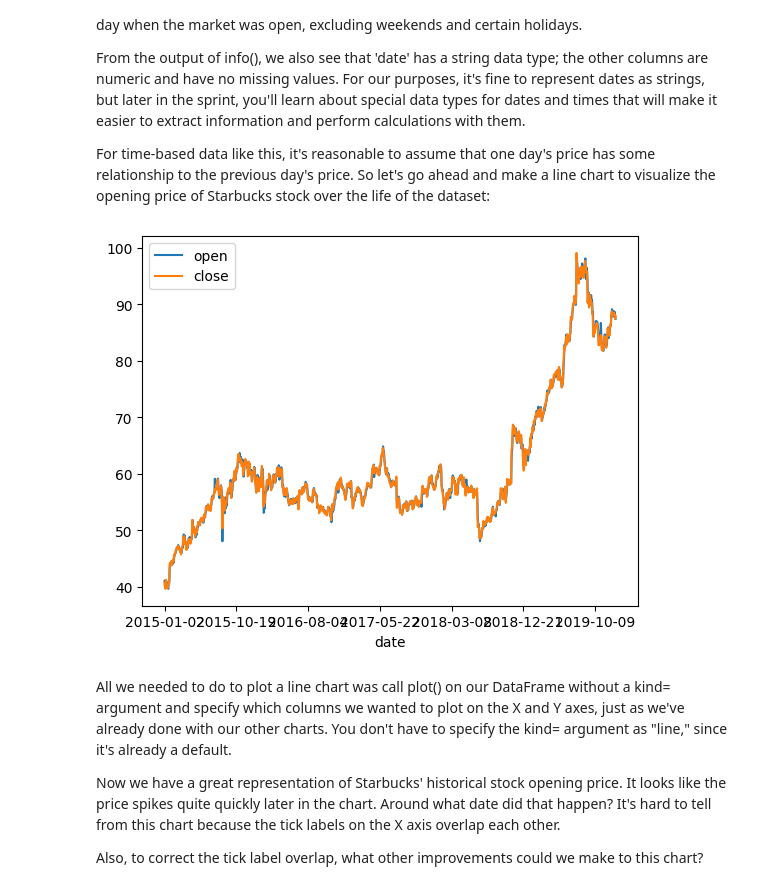
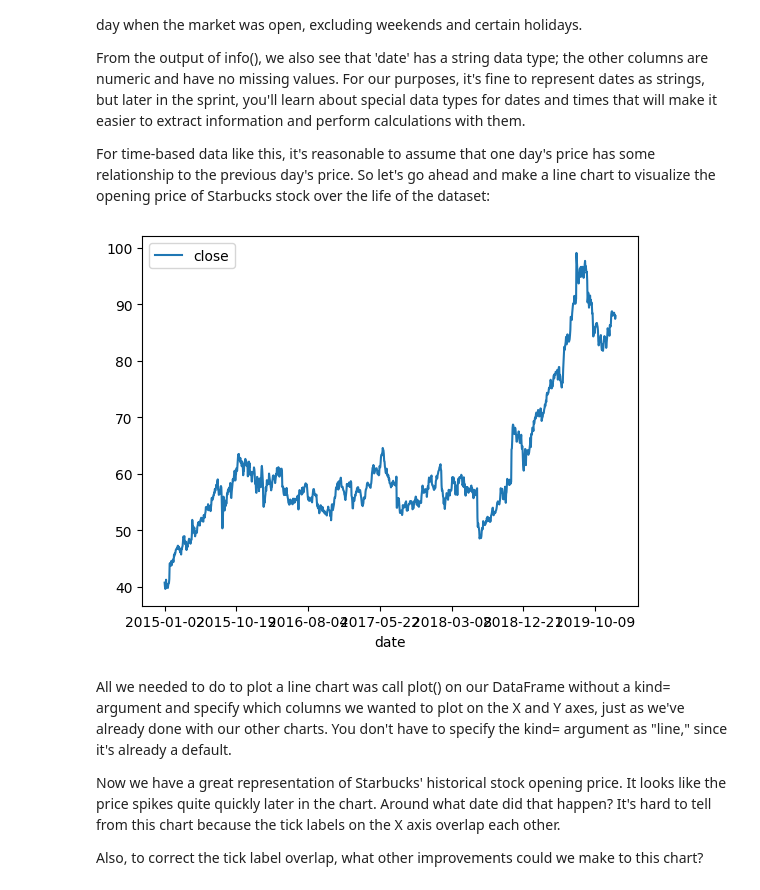
Before and after one commit to LuisPastranaLemus/Python-Github_VENV, a Jupyter notebook: Python tutorial/Python_DataVisualizationGraphs.ipynb, the cells around one changed output. Drawn from its saved outputs; the diff is of its cells as text; code cells hidden in the pictures.

```diff
--- a/Python tutorial/Python_DataVisualizationGraphs.ipynb
+++ b/Python tutorial/Python_DataVisualizationGraphs.ipynb
@@ -436,13 +436,13 @@ For time-based data like this, it's reasonable to assume that one day's price ha
 # %%
 import pandas as pd
 from matplotlib import pyplot as plt
 
 df = pd.read_csv('DataSets/sbux.csv')
 
-df.plot(x='date', y=['open', 'close'])
+df.plot(x='date', y='close')
 plt.show()
 # %% [output]
-[figure, old version]
+[figure, new version]
 # %% [markdown]
 All we needed to do to plot a line chart was call plot() on our DataFrame without a kind= argument and specify which columns we wanted to plot on the X and Y axes, just as we've already done with our other charts. You don't have to specify the kind= argument as "line," since it's already a default.
 
```
Also changed, not shown: parts of 35 cells of this notebook, 3 other files.
